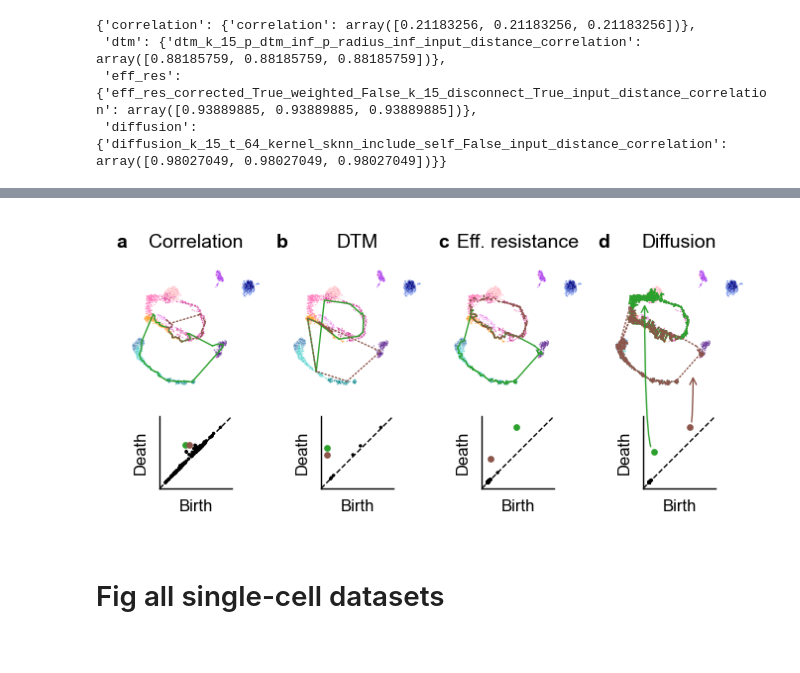
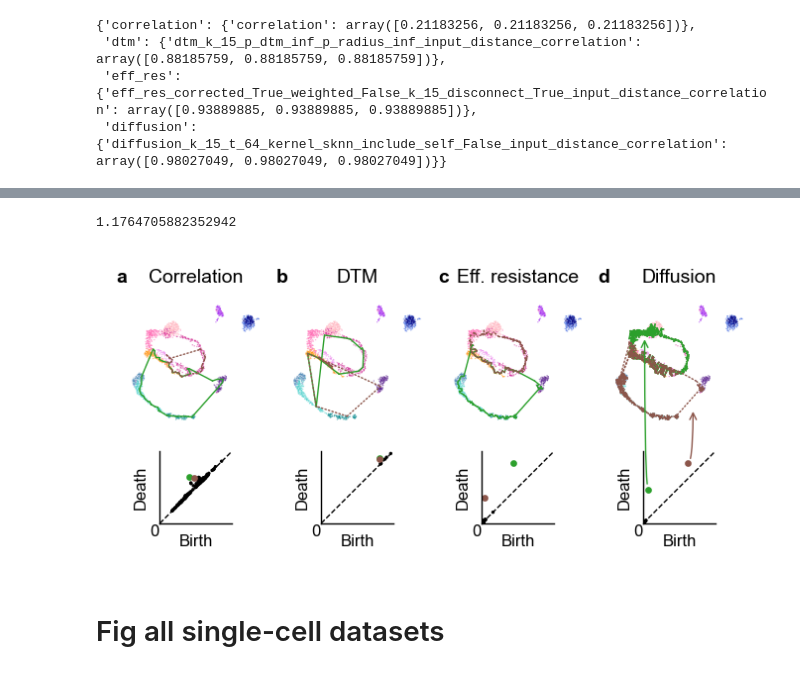
Before and after one commit to berenslab/eff-ph, a Jupyter notebook: notebooks/fig_real_data.ipynb, the cells around one changed output, grey strips where cells are left out. Saved outputs shown, nothing was run; the diff lists cells and outputs as text; code cells hidden in the pictures.

Commit message:
enable zero-intersection of PDs and other plotting utils

```diff
--- a/notebooks/fig_real_data.ipynb
+++ b/notebooks/fig_real_data.ipynb
@@ -93,3 +132,7 @@ compute_outlier_scores(all_res_corr, dim=1, n_features=2)
+# %%
+0.4 / 0.34
+# %% [output]
+1.1764705882352942
 # %%
 # plot figure
 highlight_colors = [plt.get_cmap("tab10")(i) for i in [2, 5]]
@@ -131,13 +174,17 @@ for i, dist in enumerate(all_res_corr):
               plot_only=[1],
               size=size,
               color="k",
-              colormap=style_file, # necessary bc plot_diagrams uses the colormap as mpl style
+              colormap=style_file, # necessary bc plot_diagrams uses the colormap as mpl style,
+              diagonal=False
               )
     ax[1, i].legend().set_visible(False)
     ax[1, i].set_xticks([])
     ax[1, i].set_yticks([])
     ax[1, i].set_xticklabels([])
     ax[1, i].set_yticklabels([])
+
+    intersect_at_zero(ax[1, i], res["dgms"][1])
+
     ax[0, i].set_title(titles[i])
     ax[0, i].set_title(
         letters[i],
@@ -155,34 +202,34 @@ for i, dist in enumerate(all_res_corr):
                  scalebar=False,
                  alpha=0.5,)
 
     for j, id in enumerate(idx):
         ax[1, i].scatter(*res["dgms"][1][id].T,
                          color=highlight_colors[j],
                          s=size+2
                          )
         plot_edges_on_scatter(ax=ax[0, i],
                              edge_idx = res["cycles"][1][id],
                              x=embd,
                              color=highlight_colors[j],
                              linewidth=0.5,
                              linestyle=linestyles[j],
                              )
 
         # plot arrow from scatter plot to persistence diagram
         if i == 3:
             annot = plt.Annotation(
             "",
             xy=head_positions[i][j],
             xycoords=ax[0, i].transAxes,
             xytext=(res["dgms"][1][id]),
             textcoords=ax[1, i].transData,
             arrowprops=dict(arrowstyle="->", linewidth=0.5, color=highlight_colors[j], connectionstyle=f"angle3,angleA={angles[i][j][0]},angleB={angles[i][j][1]}"),
              )
             ax[1, i].add_artist(annot)
 
 fig.savefig(os.path.join(fig_path, "fig_malaria.pdf"))
 # %% [output]
-[figure, old version]
+[figure, new version]
 # %% [markdown]
 # Fig all single-cell datasets
 # %%
```
Also changed, not shown: parts of 4 cells of this notebook, 5 other files.
